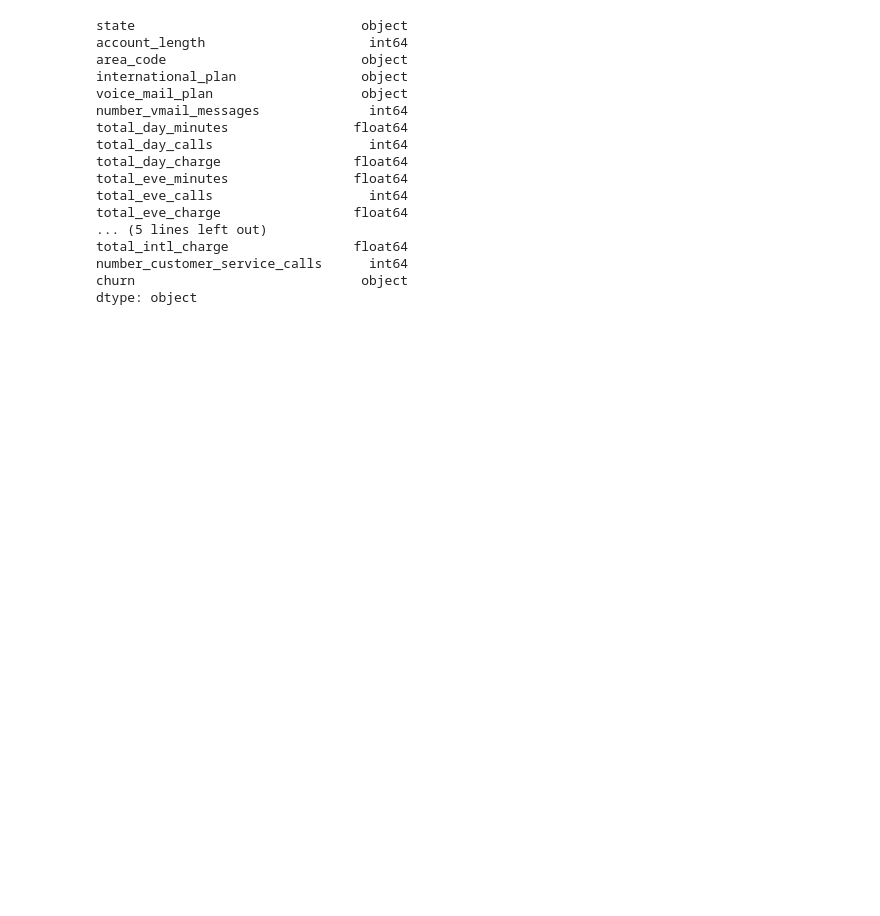
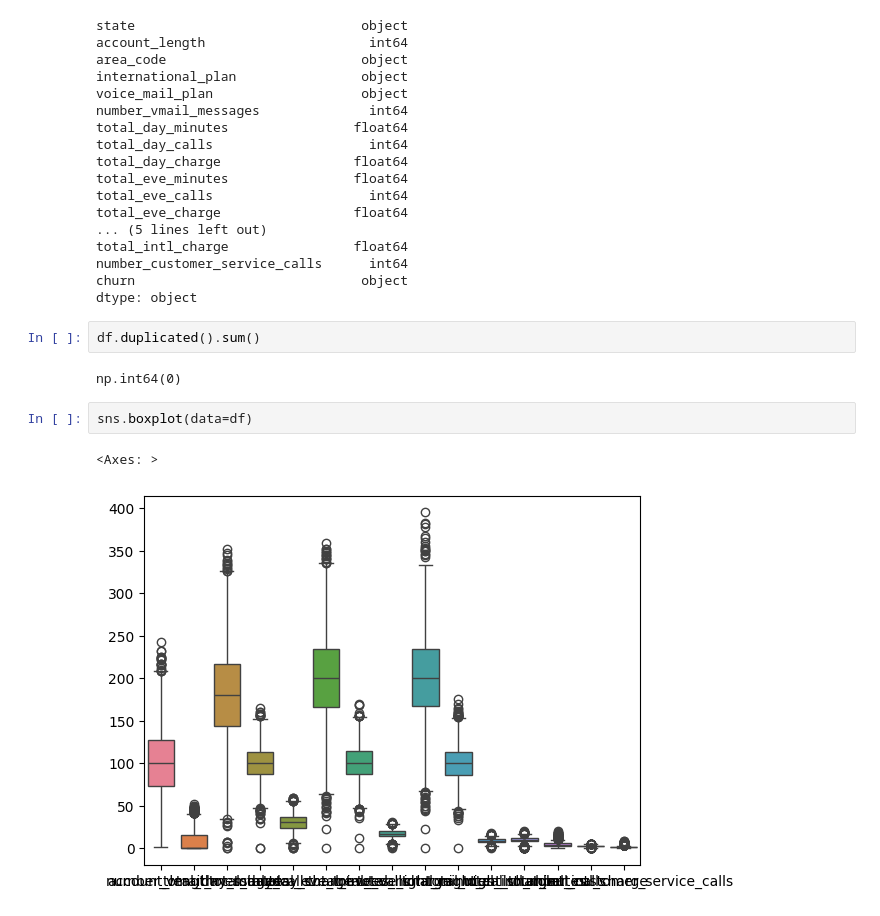
Before and after one commit to Gifted-Dev/customerChurn_prediction, a Jupyter notebook: notebooks/EDA.ipynb, the cells around one changed output. Cells and saved outputs as stored; diff of their text form; blank space fills up the shorter version.

```diff
--- a/notebooks/EDA.ipynb
+++ b/notebooks/EDA.ipynb
@@ -70,3 +67,12 @@ total_intl_charge                float64
 number_customer_service_calls      int64
 churn                             object
 dtype: object
+# %%
+df.duplicated().sum()
+# %% [output]
+np.int64(0)
+# %%
+sns.boxplot(data=df)
+# %% [output]
+<Axes: >
+[figure, added]
```
Also changed, not shown: parts of 1 cell of this notebook.
